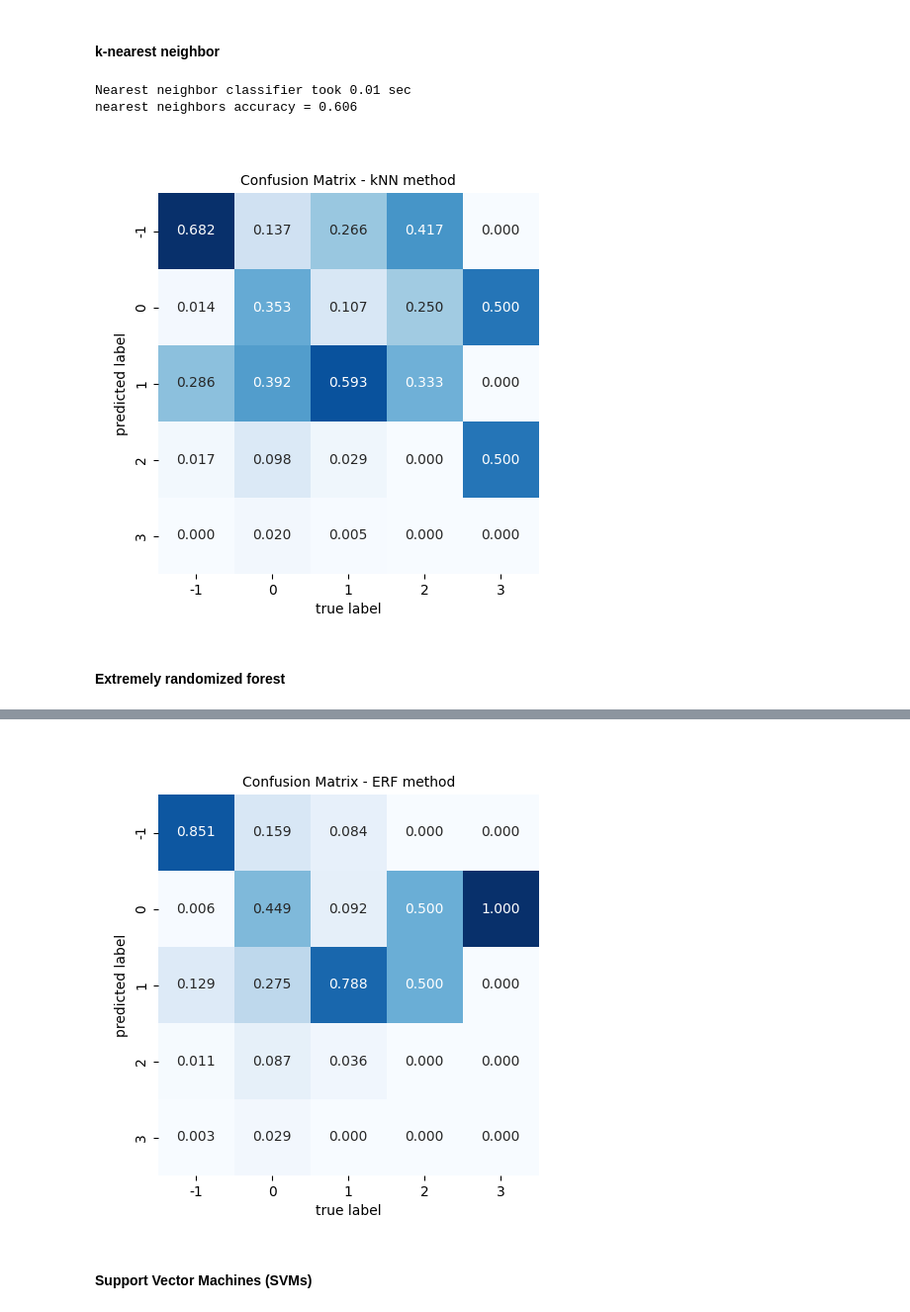
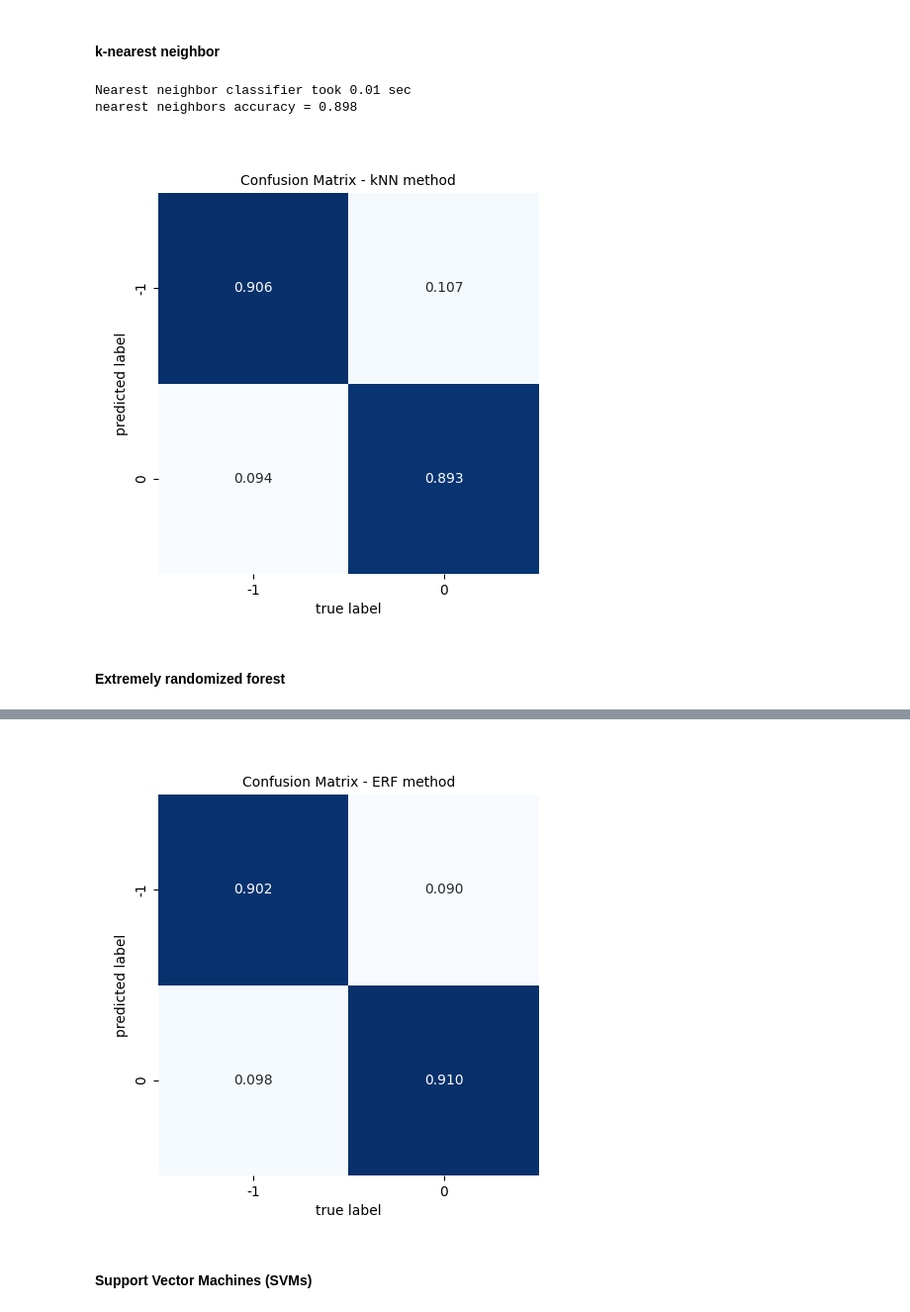
Before and after one commit to dchen10Git/uchi-exoplanets-2025, a Jupyter notebook: trappist1_keller.ipynb, the cells around one changed output, grey strips where cells are left out. Shown at 99% size. Cells and saved outputs as stored; diff of their text form; code cells hidden in the pictures.

Commit message:
Improved outcome plot with disk parameters

```diff
--- a/trappist1_keller.ipynb
+++ b/trappist1_keller.ipynb
@@ -72,8 +72,8 @@ planet_names = ['b', 'c', 'd', 'e', 'f', 'g'] # h-less system
 Once simulations have been saved, the following code can be used to look at the evolution of orbital elements and period ratios, as well as checking whether there is resonance in the final configuration.
 # %%
 # Process data for any given dataset
-dataset_ids = [2, 3, 4, 5, 6, 7]
-dataset_ids = [7]
+dataset_ids = [2, 3, 4, 5, 6, 7, 8]
+dataset_ids = [8]
 all_outcomes = []
 for dataset_id in dataset_ids:
     outcome_file = f"../sim_results/dataset{dataset_id}/outcomes.pkl"
@@ -126,32 +126,17 @@ for id in range(n_sims):
 
 scores = np.array(scores)
 
+# For determining whether simulation completed
+# scores[scores != -1] = 0
+
 print("Sim outcome scores")
 sim_score_counts = pd.Series(scores).value_counts().sort_index()
 print(sim_score_counts)
 print(f"Total sims: {len(scores)}")
 
-# Recalculate outcomes
-# base_dir = Path.cwd()
-# file_path = base_dir.parent / f"sim_results/dataset{dataset_id}" / f"sim{id}.h5"
-# saved_sim = t1.load_simulation_run(file_path)
-# new_outcome = mmr_id.res_chain_outcome(saved_sim)
-# old_outcome = outcomes[id]
-# if new_outcome != old_outcome:
-#     print(f"sim id: {id} | new outcome: {new_outcome} | old outcome: {old_outcome}")
-#     outcomes[id] = new_outcome
-
-# # Save the new outcomes
-# with open(outcome_file, "wb") as f:
-#     pkl.dump(outcome_df.values.tolist(), f)
-# print(f"Saved to {outcome_file}")
-
 # ids with a specific outcome
 sim_ids = outcome_df.loc[scores == 3, "sim_id"]
-print(sim_ids)
-
-row = outcome_df.loc[outcome_df["sim_id"] == 1876].iloc[0]
-# print(f"Initial P ratios: {row['initial_P_ratios']} | Sigma_1au: {float(row['Sigma_1au']):.4} | K-factor: {float(row['K_factor']):.4}")
+# print(sim_ids)
 # %% [output]
 MMR pair orders
 outcome
@@ -224,10 +226,10 @@ def conf_matrix(y_test, y_pred, class_names=None):
     """
     helper function computing confusion matrix
     """
-    conf_mat = confusion_matrix(y_test, y_pred).T
+    conf_mat = confusion_matrix(y_test, y_pred) # I removed the .T because I think that was a bug
     conf_mat = conf_mat.astype(float)
 
-    # normalize confusion fraction
+    # # normalize confusion fraction
     for i in range(len(class_names)):
         conf_mat[i,:] /= float(np.sum(conf_mat[i,:]))
 
@@ -252,8 +254,11 @@ def plot_confusion_matrix(y_test, ypred, class_names = ['-1', '0', '1', '2', '3'
 X_ft = np.hstack([
     np.vstack(outcome_df["initial_P_ratios"].to_numpy()),
     outcome_df[["Sigma_1au", "K_factor"]].to_numpy()
-])
+]).astype(float)
+
+# Takes log of Sigma_1au and K_factor
+X_ft_logdisk = np.log(X_ft[:,5:])
 # %%
-X_train, X_test, y_train, y_test = train_test_split(X_ft, scores, train_size = 0.5, random_state = 41, stratify=scores)
+X_train, X_test, y_train, y_test = train_test_split(X_ft_logdisk, scores, train_size = 0.7, random_state = 41, stratify=scores)
 print(f'Size of the training sample = {y_train.size:d}, size of the test sample = {y_test.size:d}')
 # %% [output]
@@ -277,19 +282,19 @@ print(f"nearest neighbors accuracy = {acc_knn:.3f}")
 plot_confusion_matrix(y_test, ypred_knn, title='Confusion Matrix - kNN method')
 # %% [output]
 Nearest neighbor classifier took 0.01 sec
-nearest neighbors accuracy = 0.606
+nearest neighbors accuracy = 0.898
-[figure, old version]
+[figure, new version]
 # %% [markdown]
 #### Extremely randomized forest
 # %%
 tstart = default_timer()
-erf = ExtraTreesClassifier(min_samples_split=5, n_estimators=20) # <- consider changing these values
+erf = ExtraTreesClassifier(min_samples_split=5, n_estimators=50) # <- consider changing these values
 erf.fit(X_train, y_train)
 
 print(f'Extremely Randomized Forest finished in {default_timer()-tstart:.2f} sec')
 
 ypred_erf = erf.predict(X_test)
 acc_erf = accuracy_score(y_test, ypred_erf)
-print(f'ERF classification accuracy for test sample is {100.*acc_erf:.2f} %')
+print(f'ERF classification accuracy for test sample is {acc_erf:.4f}')
 plot_confusion_matrix(y_test, ypred_erf, title='Confusion Matrix - ERF method')
 # %% [output]
@@ -298,4 +303,4 @@ ERF classification accuracy for test sample is 78.46 %
-[figure, old version]
+[figure, new version]
 # %% [markdown]
 #### Support Vector Machines (SVMs)
 # %%
```
Also changed, not shown: parts of 14 cells of this notebook, 1 other file.
